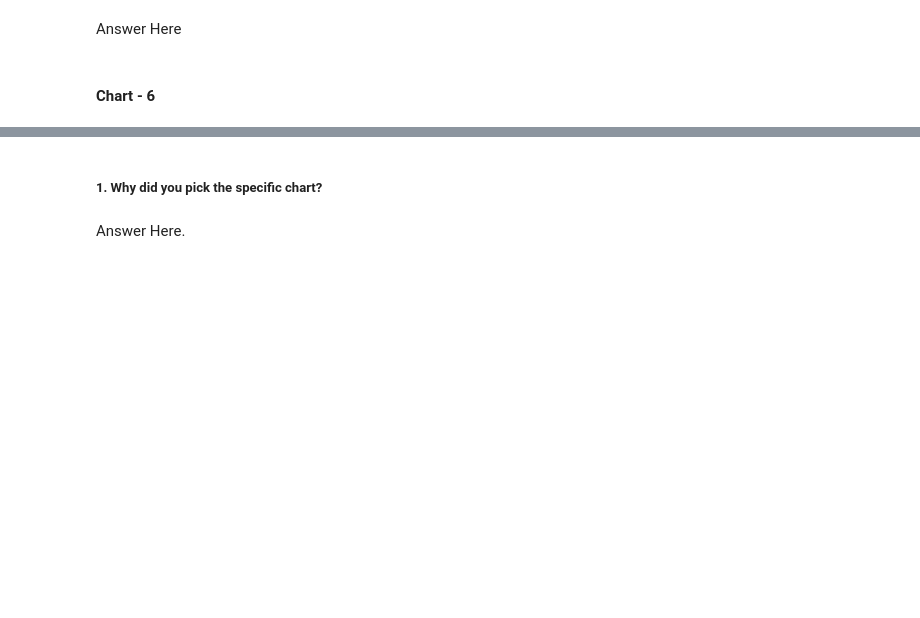
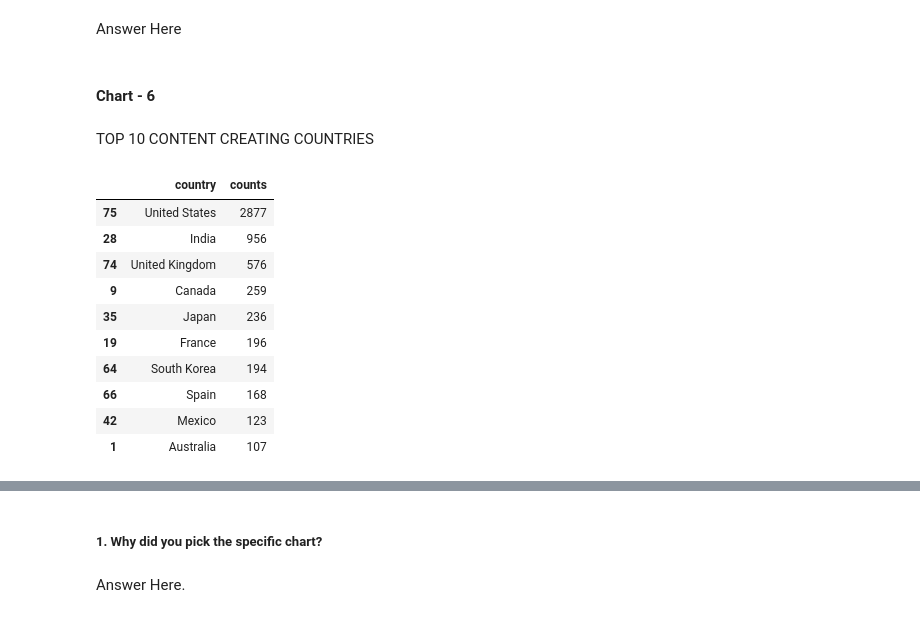
Before and after one commit to thepankaj018/Netflix-Movies-TV-Shows-Clustering, a Jupyter notebook: Netflix_Movies_&_TV_Shows_Clustering.ipynb, the cells around one changed output, grey strips where cells are left out. Drawn from its saved outputs; the diff is of its cells as text; code cells hidden in the pictures; blank space fills up the shorter version.

```diff
--- a/Netflix_Movies_&_TV_Shows_Clustering.ipynb
+++ b/Netflix_Movies_&_TV_Shows_Clustering.ipynb
@@ -533,0 +612,20 @@ Answer Here
+# %% [markdown]
+TOP 10 CONTENT CREATING COUNTRIES
+# %%
+# Calling the function
+country_df = create_temp_df(df,'country')
+# Dropping country having unknownn lablel
+country_df = country_df[country_df['country'] != 'Unknown'].iloc[:10,:]
+country_df
+# %% [output]
+|  | country | counts |
+| 75 | United States | 2877 |
+| 28 | India | 956 |
+| 74 | United Kingdom | 576 |
+| 9 | Canada | 259 |
+| 35 | Japan | 236 |
+| 19 | France | 196 |
+| 64 | South Korea | 194 |
+| 66 | Spain | 168 |
+| 42 | Mexico | 123 |
+| 1 | Australia | 107 |
```
Also changed, not shown: parts of 24 cells of this notebook.
